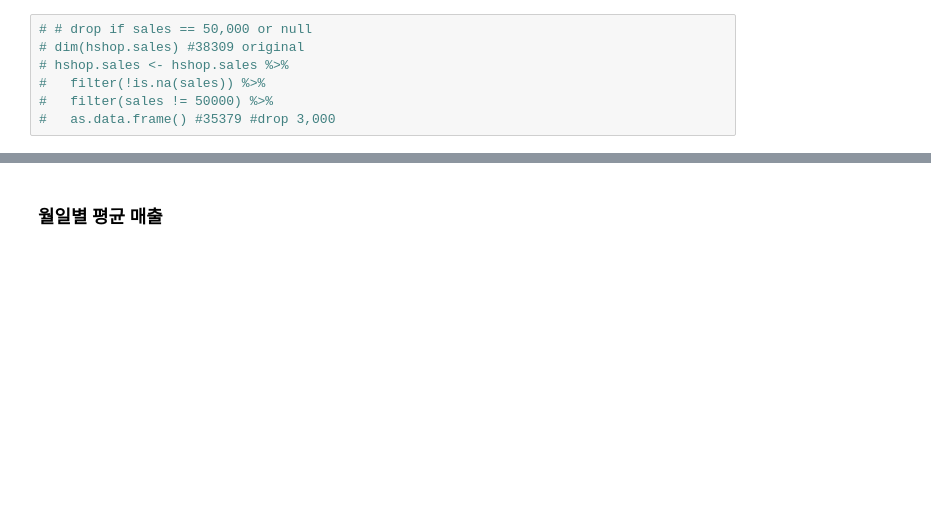
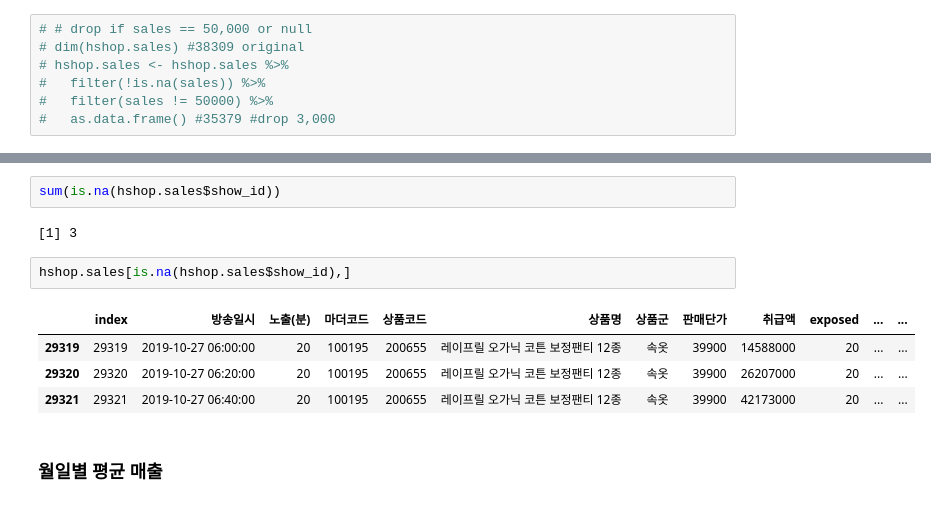
Before and after one commit to s-seo/bigcon_2020_mmmz, a Jupyter notebook: eda/eda_sm.ipynb, the cells around one changed output, grey strips where cells are left out. Cells and saved outputs as stored; diff of their text form; blank space fills up the shorter version.

```diff
--- a/eda/eda_sm.ipynb
+++ b/eda/eda_sm.ipynb
@@ -61,3 +65,14 @@ colnames(hshop.sales)
+# %%
+sum(is.na(hshop.sales$show_id))
+# %% [output]
+[1] 3
+# %%
+hshop.sales[is.na(hshop.sales$show_id),]
+# %% [output]
+|  | index | 방송일시 | 노출(분) | 마더코드 | 상품코드 | 상품명 | 상품군 | 판매단가 | 취급액 | exposed | ... | ... |
+| 29319 | 29319 | 2019-10-27 06:00:00 | 20 | 100195 | 200655 | 레이프릴 오가닉 코튼 보정팬티 12종 | 속옷 | 39900 | 14588000 | 20 | ... | ... |
+| 29320 | 29320 | 2019-10-27 06:20:00 | 20 | 100195 | 200655 | 레이프릴 오가닉 코튼 보정팬티 12종 | 속옷 | 39900 | 26207000 | 20 | ... | ... |
+| 29321 | 29321 | 2019-10-27 06:40:00 | 20 | 100195 | 200655 | 레이프릴 오가닉 코튼 보정팬티 12종 | 속옷 | 39900 | 42173000 | 20 | ... | ... |
 # %% [markdown]
 ### 월일별 평균 매출
 # %%
```
Also changed, not shown: parts of 1 cell of this notebook, 3 other files.
